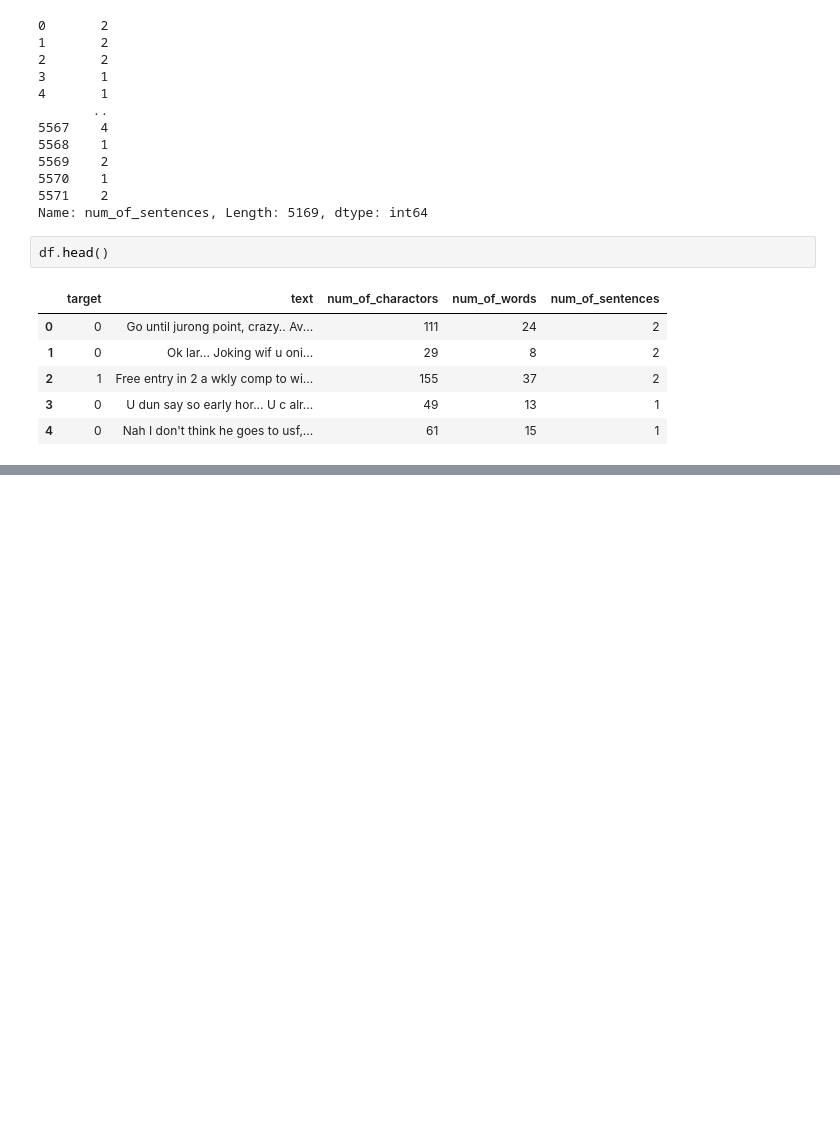
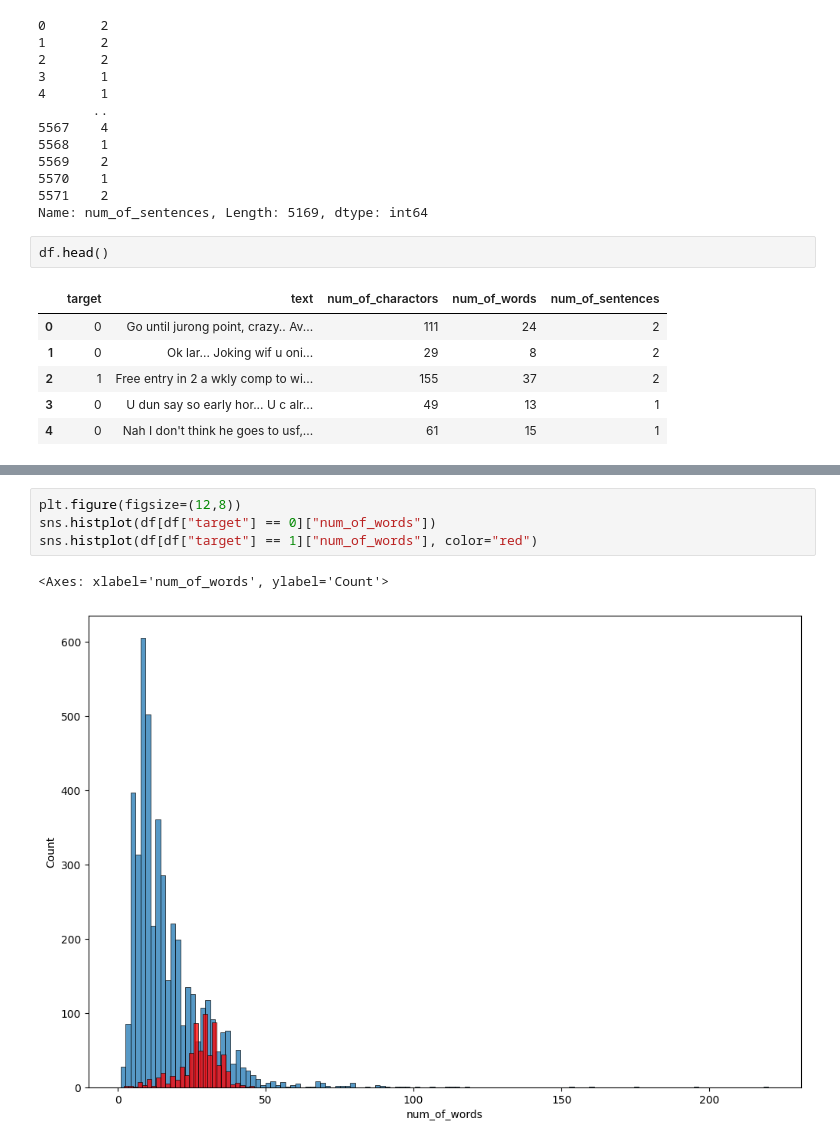
Before and after one commit to bilalhanifkhatri/sms-spam-detection, a Jupyter notebook: index.ipynb, the cells around one changed output, grey strips where cells are left out. Saved outputs shown, nothing was run; the diff lists cells and outputs as text; blank space fills up the shorter version.

```diff
--- a/index.ipynb
+++ b/index.ipynb
@@ -213,0 +264,7 @@ df.head()
+# %%
+plt.figure(figsize=(12,8))
+sns.histplot(df[df["target"] == 0]["num_of_words"])
+sns.histplot(df[df["target"] == 1]["num_of_words"], color="red")
+# %% [output]
+<Axes: xlabel='num_of_words', ylabel='Count'>
+[figure, added]
```
Also changed, not shown: parts of 17 cells of this notebook.
